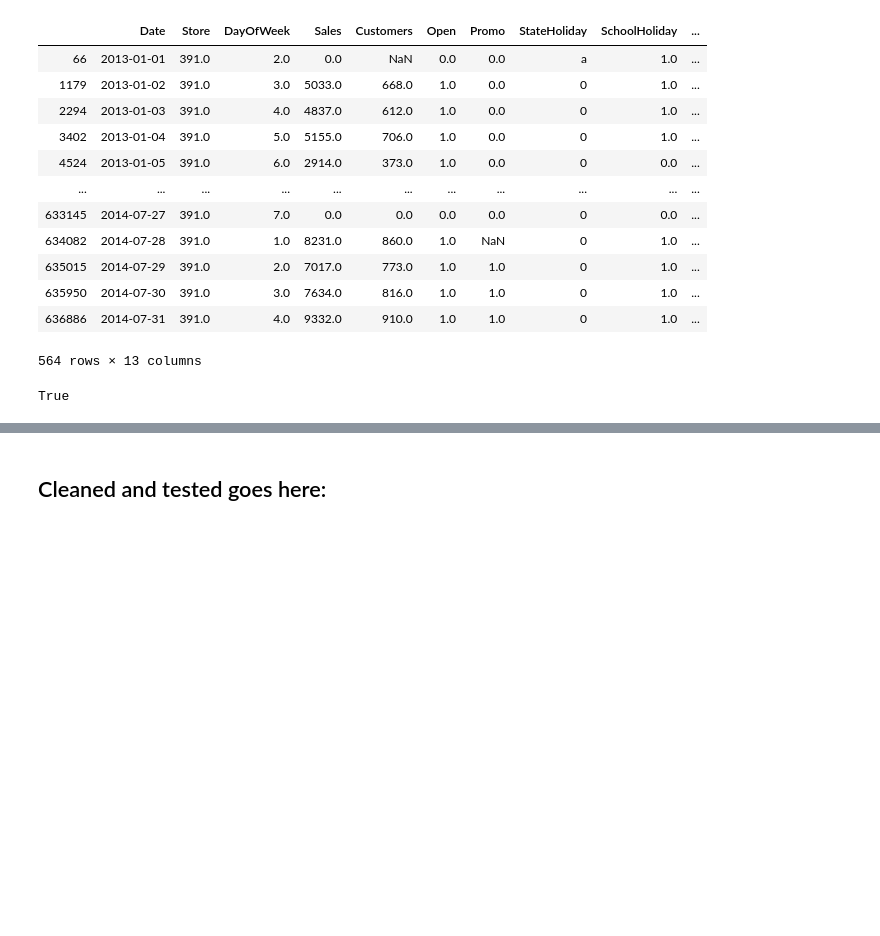
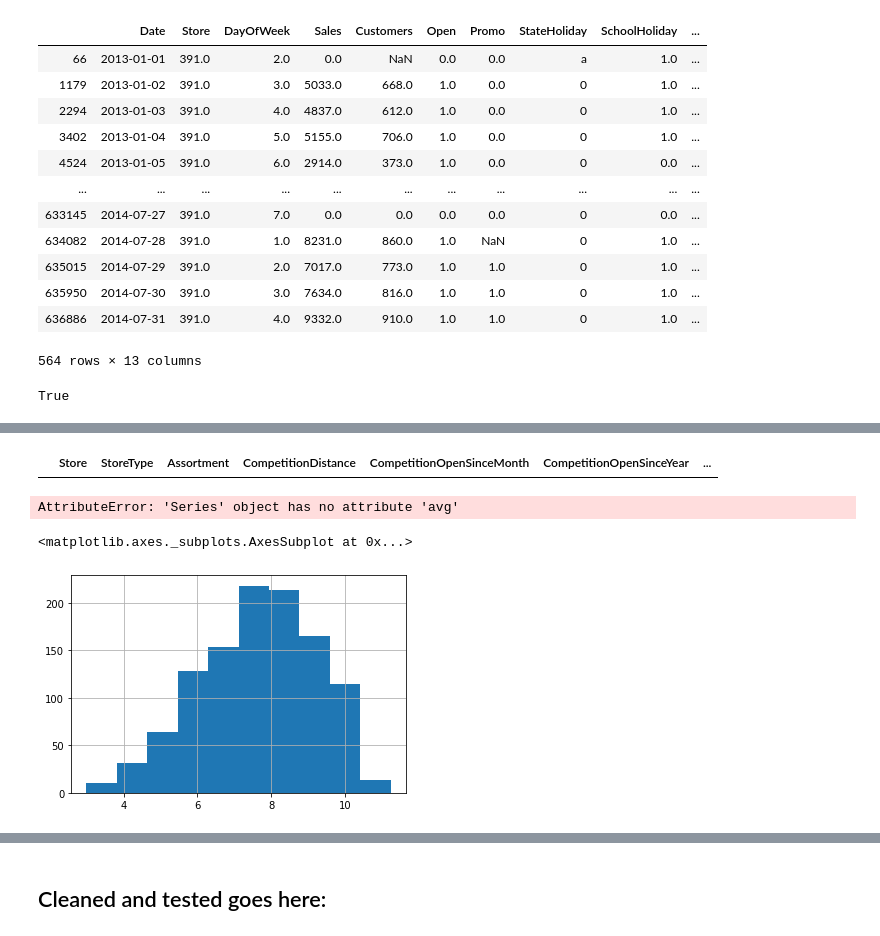
Before and after one commit to janeyoung2018/minicomp-rossmann, a Jupyter notebook: Day1.ipynb, the cells around one changed output, grey strips where cells are left out. Saved outputs shown, nothing was run; the diff lists cells and outputs as text; code cells hidden in the pictures; blank space fills up the shorter version.

```diff
--- a/Day1.ipynb
+++ b/Day1.ipynb
@@ -451,0 +618,13 @@ True
+# %%
+raw_store[raw_store['CompetitionDistance'].isnull()]
+# %% [output]
+|  | Store | StoreType | Assortment | CompetitionDistance | CompetitionOpenSinceMonth | CompetitionOpenSinceYear | ... |
+# %%
+raw_store["CompetitionDistance"].apply(np.log).avg()
+# %% [output]
+AttributeError: 'Series' object has no attribute 'avg'
+# %%
+raw_store["CompetitionDistance"].apply(np.log).hist()
+# %% [output]
+<matplotlib.axes._subplots.AxesSubplot at 0x...>
+[figure, added]
```
Also changed, not shown: parts of 42 cells of this notebook, 1 other file.
